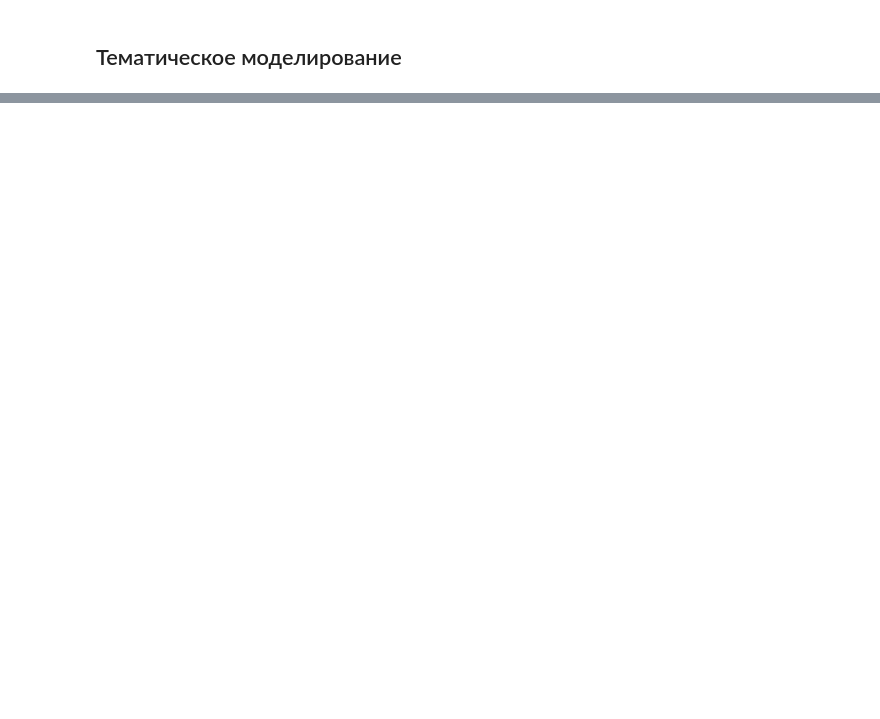
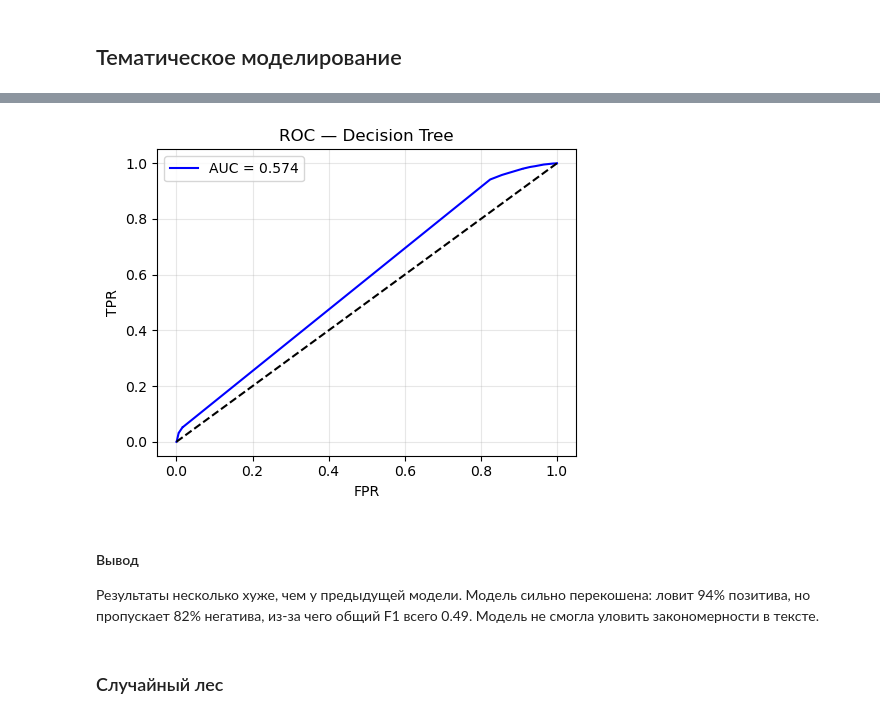
Before and after one commit to Arkturiuso/MLTeamProject, a Jupyter notebook: TwitterPosts.ipynb, the cells around one changed output, grey strips where cells are left out. Cells and saved outputs as stored; diff of their text form; code cells hidden in the pictures; blank space fills up the shorter version.

```diff
--- a/TwitterPosts.ipynb
+++ b/TwitterPosts.ipynb
@@ -205,0 +336,14 @@ print_topics(nmf_neg, vectorizer.get_feature_names_out())
+# %%
+fpr, tpr, _ = roc_curve(y_test, dt_probs, pos_label=1)
+plt.figure(figsize=(5, 4))
+plt.plot(fpr, tpr, label=f"AUC = {auc(fpr, tpr):.3f}", color="blue")
+plt.plot([0, 1], [0, 1], "k--")
+plt.xlabel("FPR"); plt.ylabel("TPR"); plt.title("ROC — Decision Tree")
+plt.legend(); plt.grid(alpha=0.3); plt.tight_layout(); plt.show()
+# %% [output]
+[figure, added]
+# %% [markdown]
+#### Вывод
+Результаты несколько хуже, чем у предыдущей модели. Модель сильно перекошена: ловит 94% позитива, но пропускает 82% негатива, из-за чего общий F1 всего 0.49. Модель не смогла уловить закономерности в тексте.
+# %% [markdown]
+### Случайный лес
```
Also changed, not shown: parts of 32 cells of this notebook, 2 other files.
